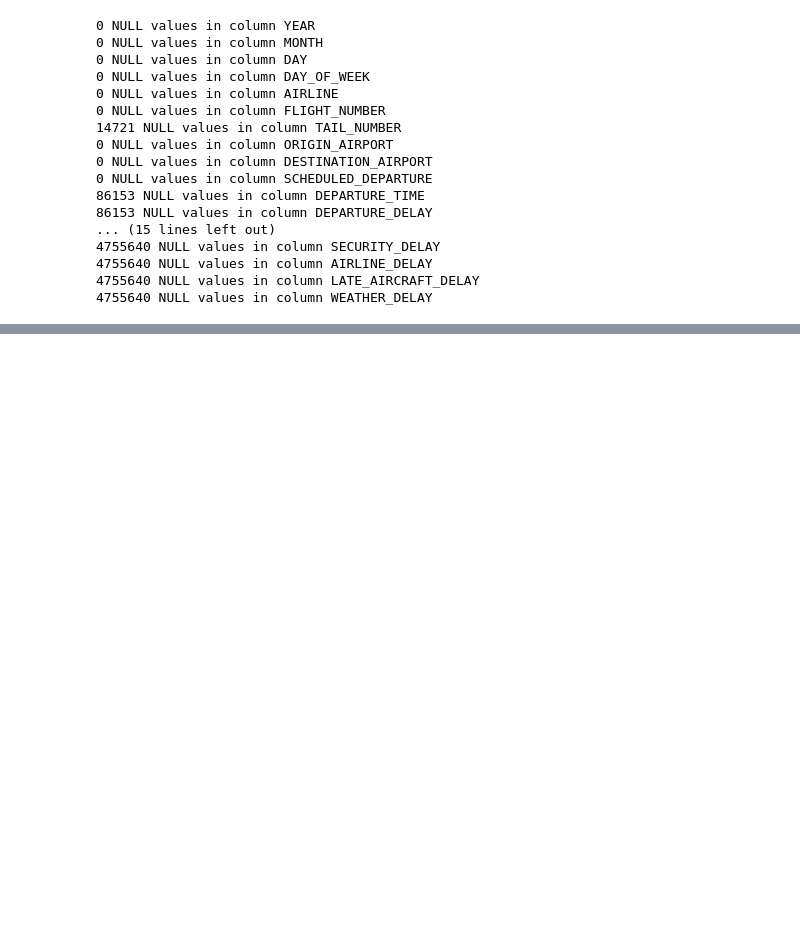
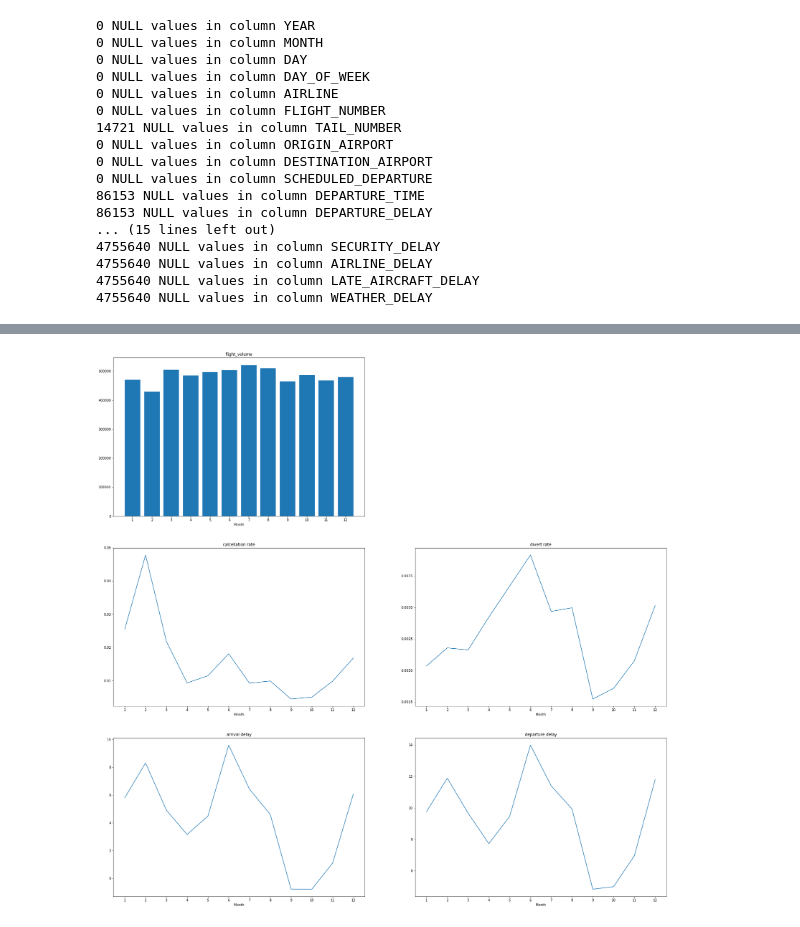
Before and after one commit to canw1993/Airline-Delays, a Jupyter notebook: exploration.ipynb, the cells around one changed output, grey strips where cells are left out. Cells and saved outputs as stored; diff of their text form; code cells hidden in the pictures; blank space fills up the shorter version.

```diff
--- a/exploration.ipynb
+++ b/exploration.ipynb
@@ -104,0 +195,39 @@ Some airports have missing latitude and longitude. But that is not a problem sin
+# %%
+volume = pd.DataFrame({'flight_volume' : flights.groupby(['MONTH'])['AIRLINE'].count()}).reset_index()
+cancel_rate = pd.DataFrame({'cancellation_rate' : flights.groupby(['MONTH'])['CANCELLED'].mean()}).reset_index()
+divert_rate = pd.DataFrame({'divert_rate' : flights.groupby(['MONTH'])['DIVERTED'].mean()}).reset_index()
+arrival_delay = pd.DataFrame({'arrival_delay' : flights.groupby(['MONTH'])['ARRIVAL_DELAY'].mean()}).reset_index()
+departure_delay = pd.DataFrame({'departure_delay' : flights.groupby(['MONTH'])['DEPARTURE_DELAY'].mean()}).reset_index()
+summary1 = volume.merge(cancel_rate, on='MONTH').merge(divert_rate, on='MONTH').merge(arrival_delay, on='MONTH').merge(departure_delay, on='MONTH')
+plt.figure(figsize=(30, 30))
+plt.subplot(3,2,1)
+plt.bar(range(12), summary1['flight_volume'], tick_label = volume['MONTH'])
+plt.title("flight_volume")
+plt.xlabel("Month")
+plt.subplot(3,2,3)
+x = range(12)
+plt.xticks(x, volume['MONTH'])
+plt.plot(x, summary1['cancellation_rate'])
+plt.title("calcellation rate")
+plt.xlabel("Month")
+plt.subplot(3,2,4)
+x = range(12)
+plt.xticks(x, volume['MONTH'])
+plt.plot(x, summary1['divert_rate'])
+plt.title("divert rate")
+plt.xlabel("Month")
+plt.subplot(3,2,5)
+x = range(12)
+plt.xticks(x, volume['MONTH'])
+plt.plot(x, summary1['arrival_delay'])
+plt.title("arrival delay")
+plt.xlabel("Month")
+plt.subplot(3,2,6)
+x = range(12)
+plt.xticks(x, volume['MONTH'])
+plt.plot(x, summary1['departure_delay'])
+plt.title("departure delay")
+plt.xlabel("Month")
+plt.show()
+# %% [output]
+[figure, added]
```
Also changed, not shown: parts of 17 cells of this notebook.
